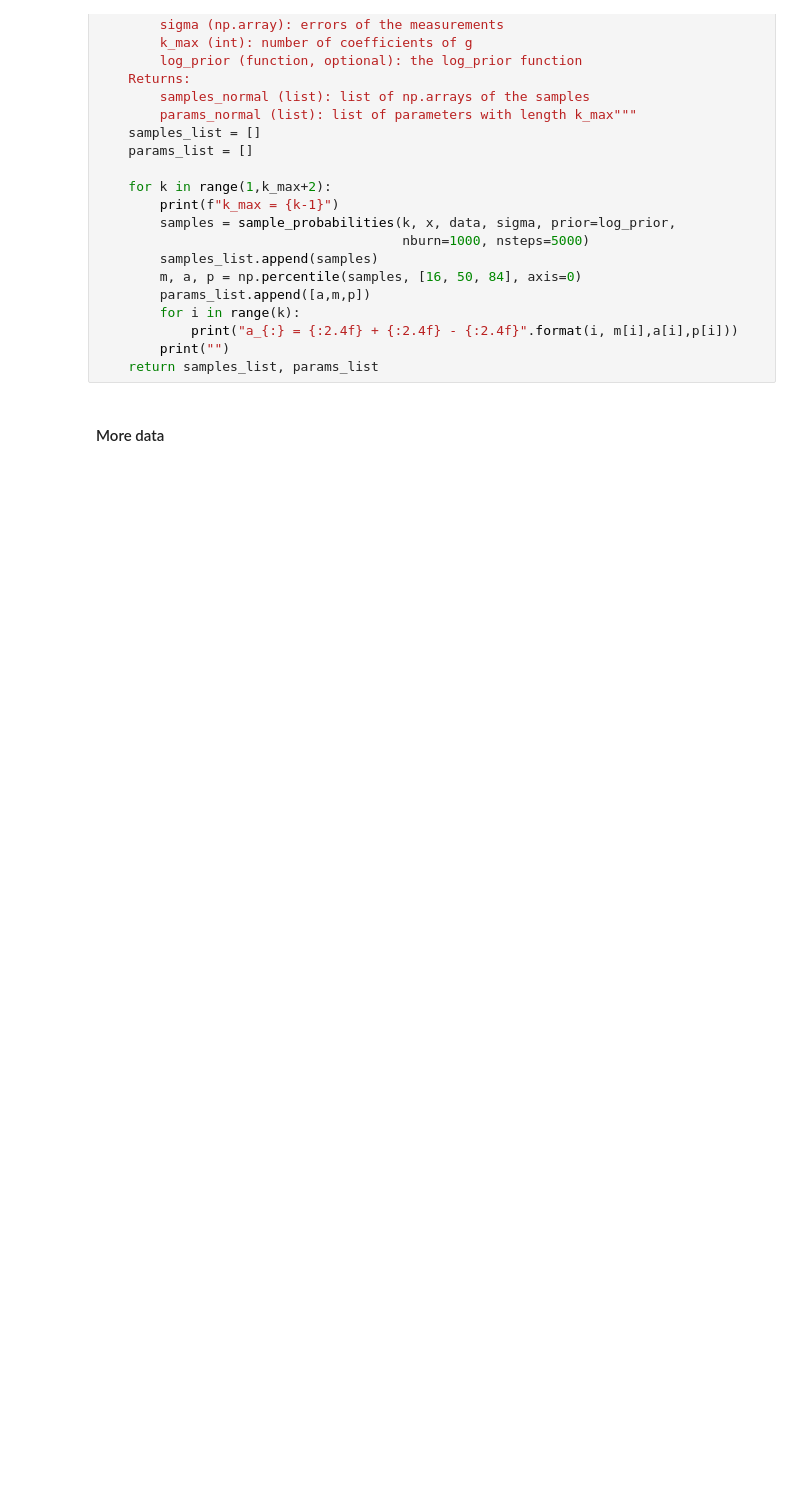
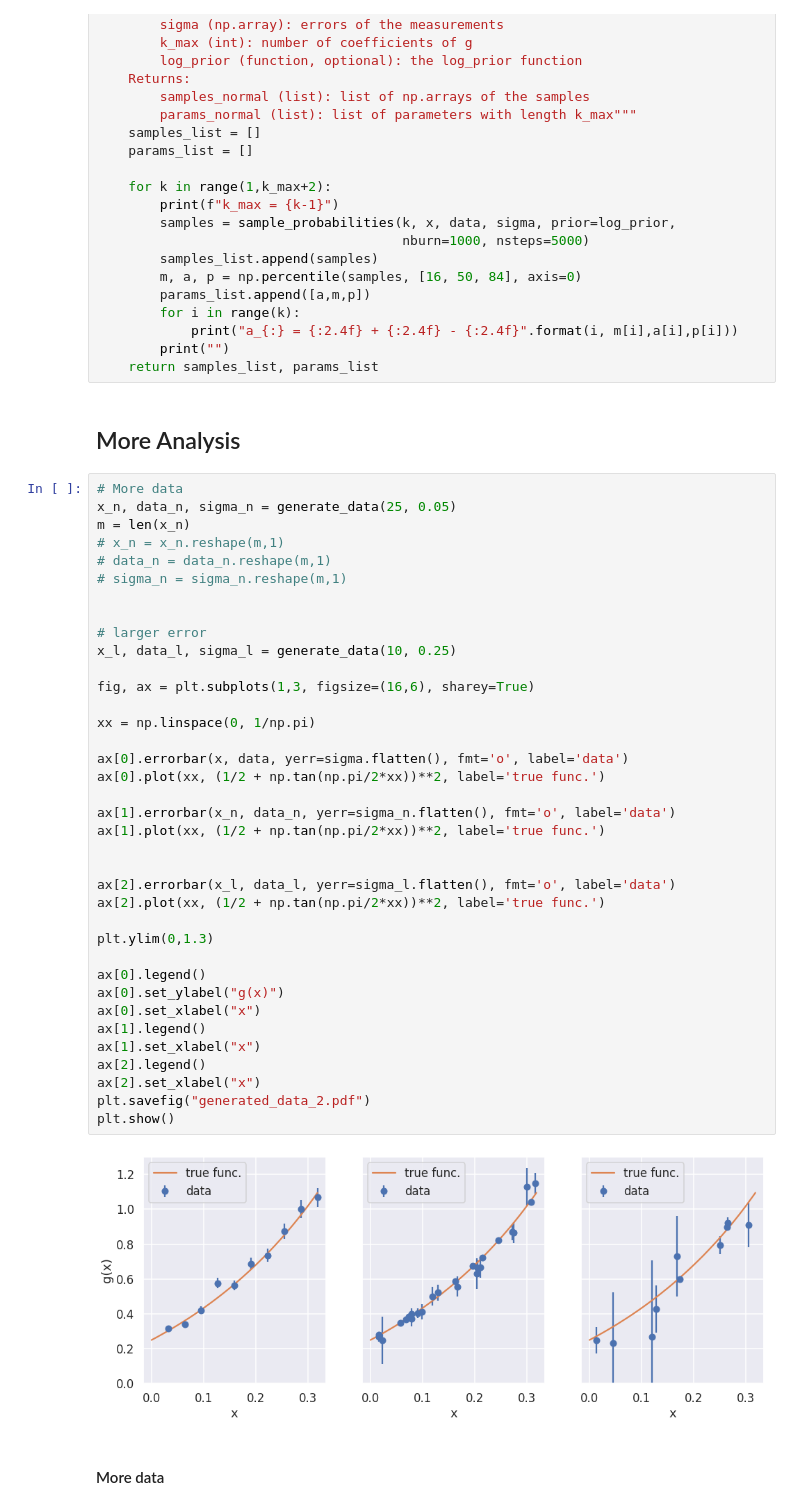
Before and after one commit to Noroskir/LearningFromData, a Jupyter notebook: Project1/TIF285_Project1.ipynb, the cells around one changed output. Cells and saved outputs as stored; diff of their text form; blank space fills up the shorter version.

```diff
--- a/Project1/TIF285_Project1.ipynb
+++ b/Project1/TIF285_Project1.ipynb
@@ -576,6 +568,47 @@ def analysis(x, data, sigma, k_max, log_prior=log_prior_gaussian):
             print("a_{:} = {:2.4f} + {:2.4f} - {:2.4f}".format(i, m[i],a[i],p[i]))
         print("")
     return samples_list, params_list
+# %% [markdown]
+## More Analysis
+# %%
+# More data
+x_n, data_n, sigma_n = generate_data(25, 0.05)
+m = len(x_n)
+# x_n = x_n.reshape(m,1)
+# data_n = data_n.reshape(m,1)
+# sigma_n = sigma_n.reshape(m,1)
+
+
+# larger error
+x_l, data_l, sigma_l = generate_data(10, 0.25)
+
+fig, ax = plt.subplots(1,3, figsize=(16,6), sharey=True)
+
+xx = np.linspace(0, 1/np.pi)
+
+ax[0].errorbar(x, data, yerr=sigma.flatten(), fmt='o', label='data')
+ax[0].plot(xx, (1/2 + np.tan(np.pi/2*xx))**2, label='true func.')
+
+ax[1].errorbar(x_n, data_n, yerr=sigma_n.flatten(), fmt='o', label='data')
+ax[1].plot(xx, (1/2 + np.tan(np.pi/2*xx))**2, label='true func.')
+
+
+ax[2].errorbar(x_l, data_l, yerr=sigma_l.flatten(), fmt='o', label='data')
+ax[2].plot(xx, (1/2 + np.tan(np.pi/2*xx))**2, label='true func.')
+
+plt.ylim(0,1.3)
+
+ax[0].legend()
+ax[0].set_ylabel("g(x)")
+ax[0].set_xlabel("x")
+ax[1].legend()
+ax[1].set_xlabel("x")
+ax[2].legend()
+ax[2].set_xlabel("x")
+plt.savefig("generated_data_2.pdf")
+plt.show()
+# %% [output]
+[figure, added]
 # %% [markdown]
 #### More data
 # %%
```
Also changed, not shown: parts of 12 cells of this notebook.
